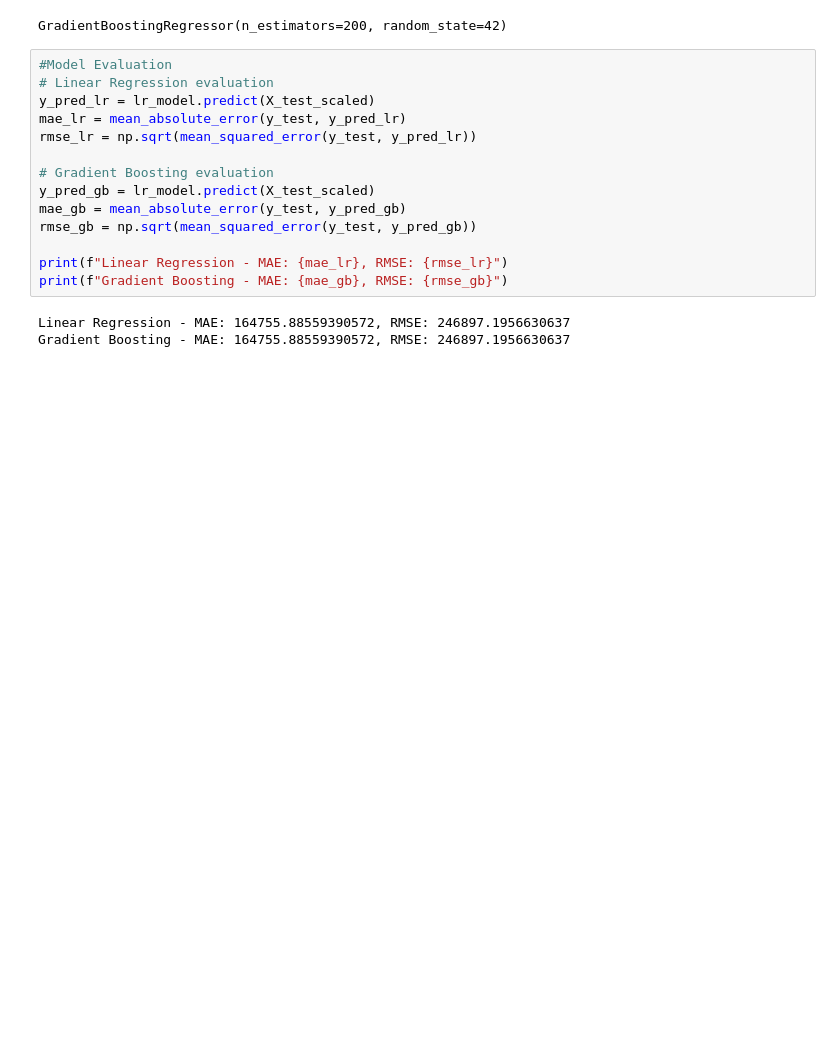
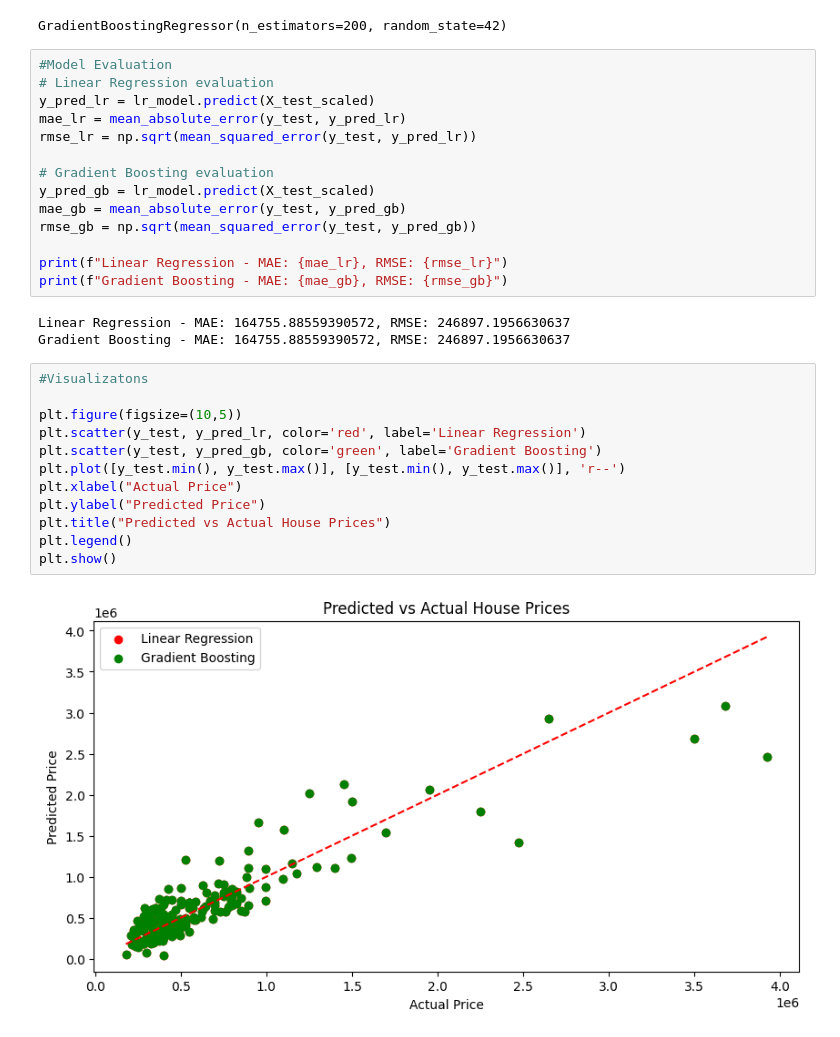
Before and after one commit to ameena0726-ops/House-Price-Prediction, a Jupyter notebook: task3.ipynb, the cells around one changed output. Drawn from its saved outputs; the diff is of its cells as text; blank space fills up the shorter version.

```diff
--- a/task3.ipynb
+++ b/task3.ipynb
@@ -123,3 +123,17 @@ print(f"Gradient Boosting - MAE: {mae_gb}, RMSE: {rmse_gb}")
 # %% [output]
 Linear Regression - MAE: 164755.88559390572, RMSE: 246897.1956630637
 Gradient Boosting - MAE: 164755.88559390572, RMSE: 246897.1956630637
+# %%
+#Visualizatons
+
+plt.figure(figsize=(10,5))
+plt.scatter(y_test, y_pred_lr, color='red', label='Linear Regression')
+plt.scatter(y_test, y_pred_gb, color='green', label='Gradient Boosting')
+plt.plot([y_test.min(), y_test.max()], [y_test.min(), y_test.max()], 'r--')
+plt.xlabel("Actual Price")
+plt.ylabel("Predicted Price")
+plt.title("Predicted vs Actual House Prices")
+plt.legend()
+plt.show()
+# %% [output]
+[figure, added]
```
Also changed, not shown: parts of 1 cell of this notebook.
